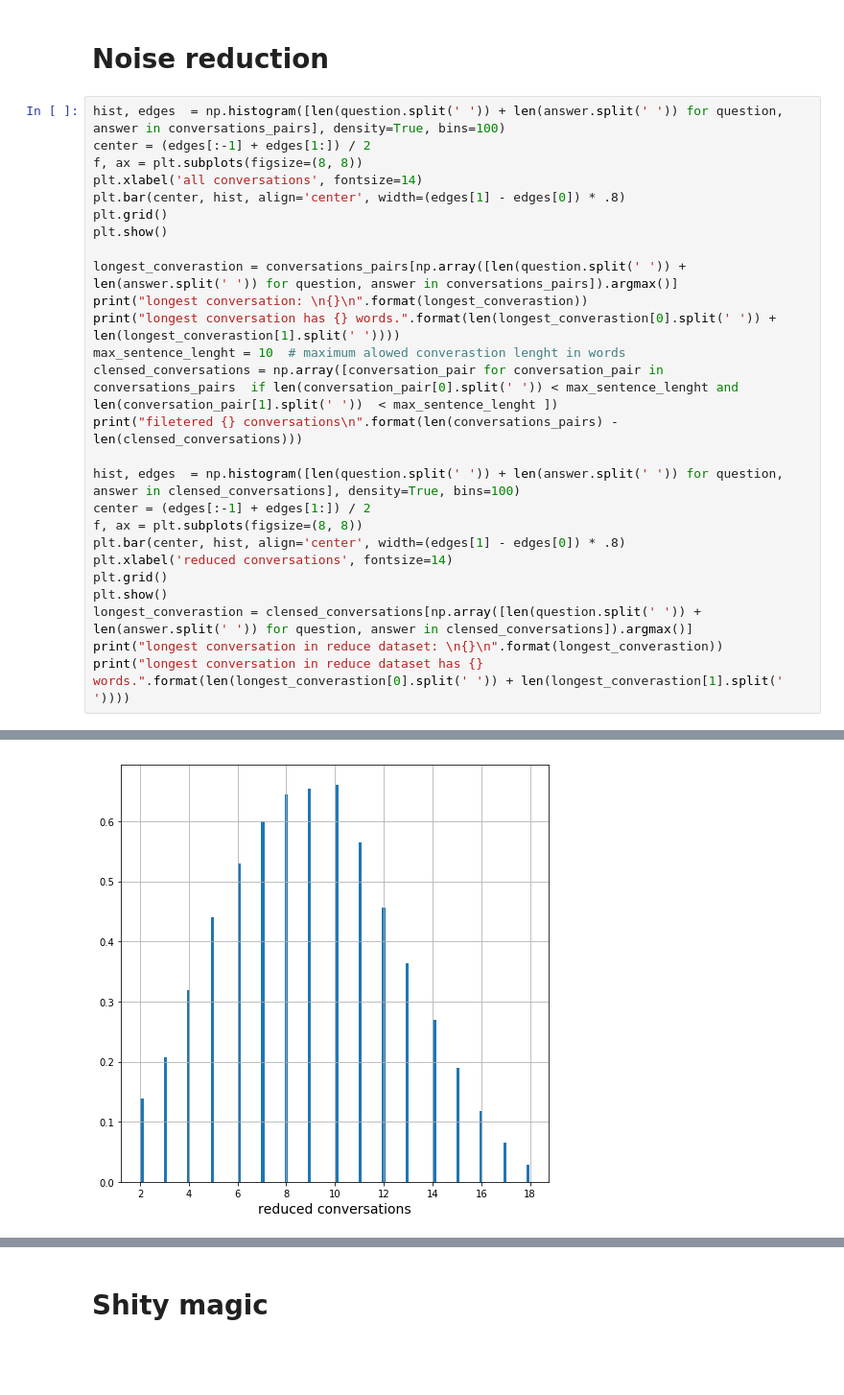
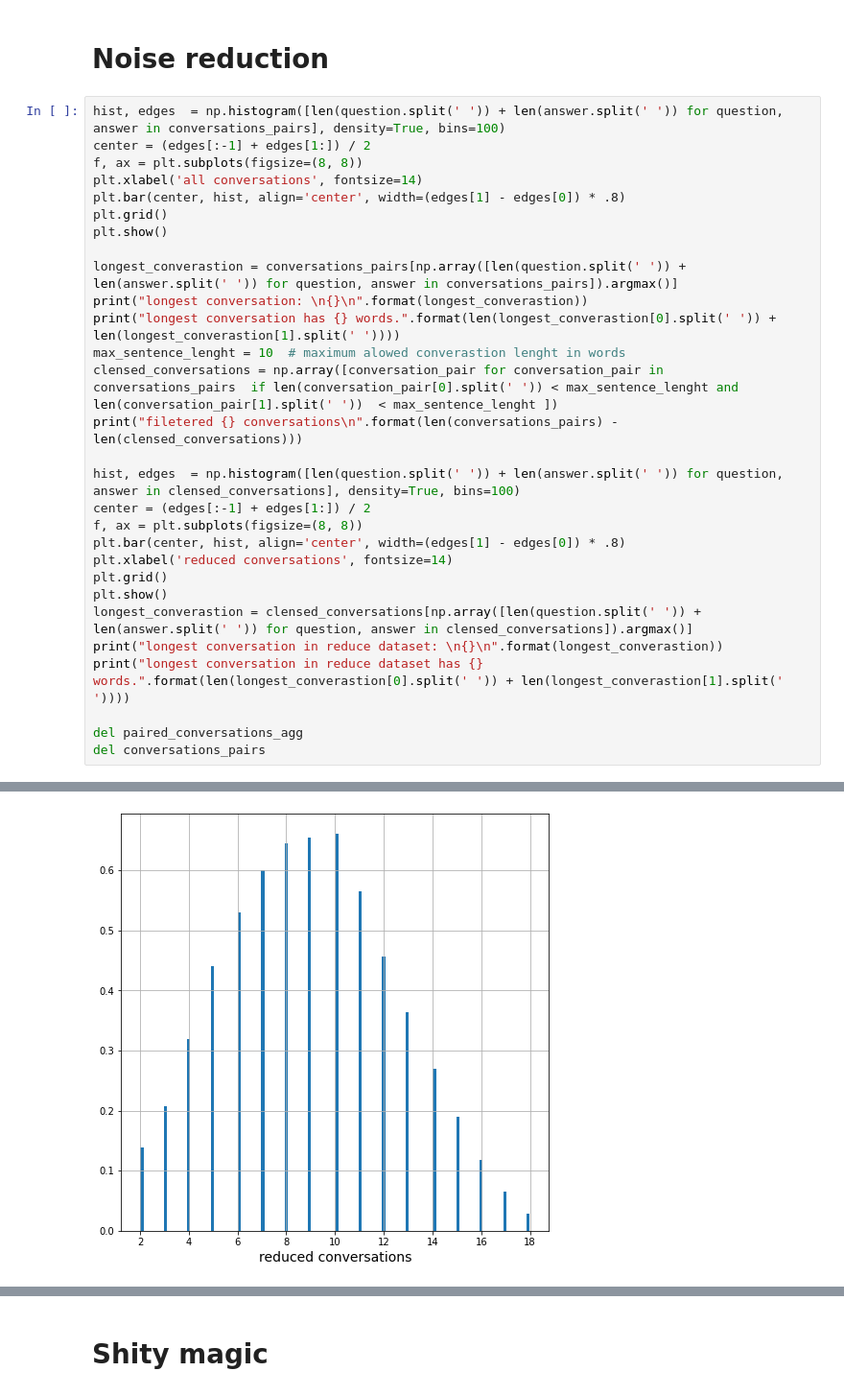
Before and after one commit to MartinBrisiak/seq2seq, a Jupyter notebook: sequential.ipynb, the cells around one changed output, grey strips where cells are left out. Shown at 96% size. Drawn from its saved outputs; the diff is of its cells as text; blank space fills up the shorter version.

```diff
--- a/sequential.ipynb
+++ b/sequential.ipynb
@@ -178,4 +176,7 @@ plt.show()
 longest_converastion = clensed_conversations[np.array([len(question.split(' ')) + len(answer.split(' ')) for question, answer in clensed_conversations]).argmax()]
 print("longest conversation in reduce dataset: \n{}\n".format(longest_converastion))
 print("longest conversation in reduce dataset has {} words.".format(len(longest_converastion[0].split(' ')) + len(longest_converastion[1].split(' '))))
+
+del paired_conversations_agg
+del conversations_pairs
 # %% [output]
@@ -183,10 +184,10 @@ print("longest conversation in reduce dataset has {} words.".format(len(longest_
 longest conversation:
 ['what'
  'then lets begin with the story itself its a story of the grail mythand although there are several variations my favorite begins with the fisher king as a young boy who had to spend a night alone in  ...
 
 longest conversation has 553 words.
 filetered 129127 conversations
-[figure, old version]
+[figure, new version]
 longest conversation in reduce dataset:
 ['do you really want me to forget about you'
  'i dont want to drag you down with me']
```
Also changed, not shown: parts of 6 cells of this notebook, 1 other file.
